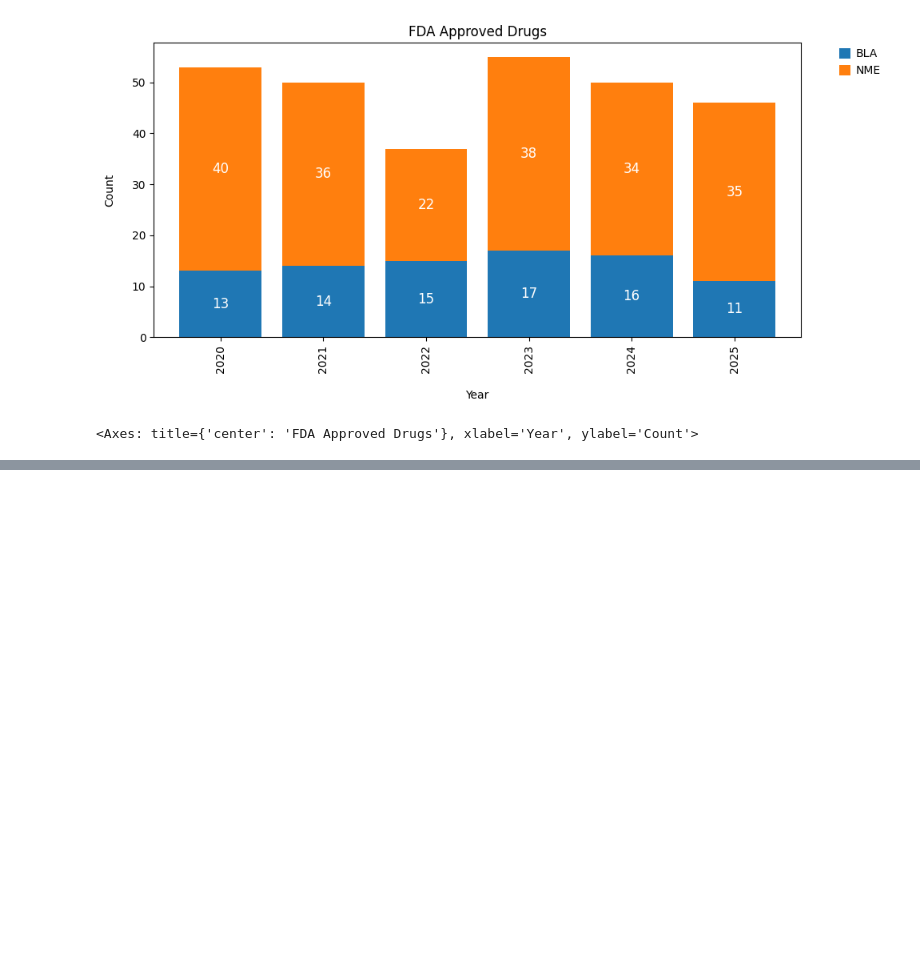
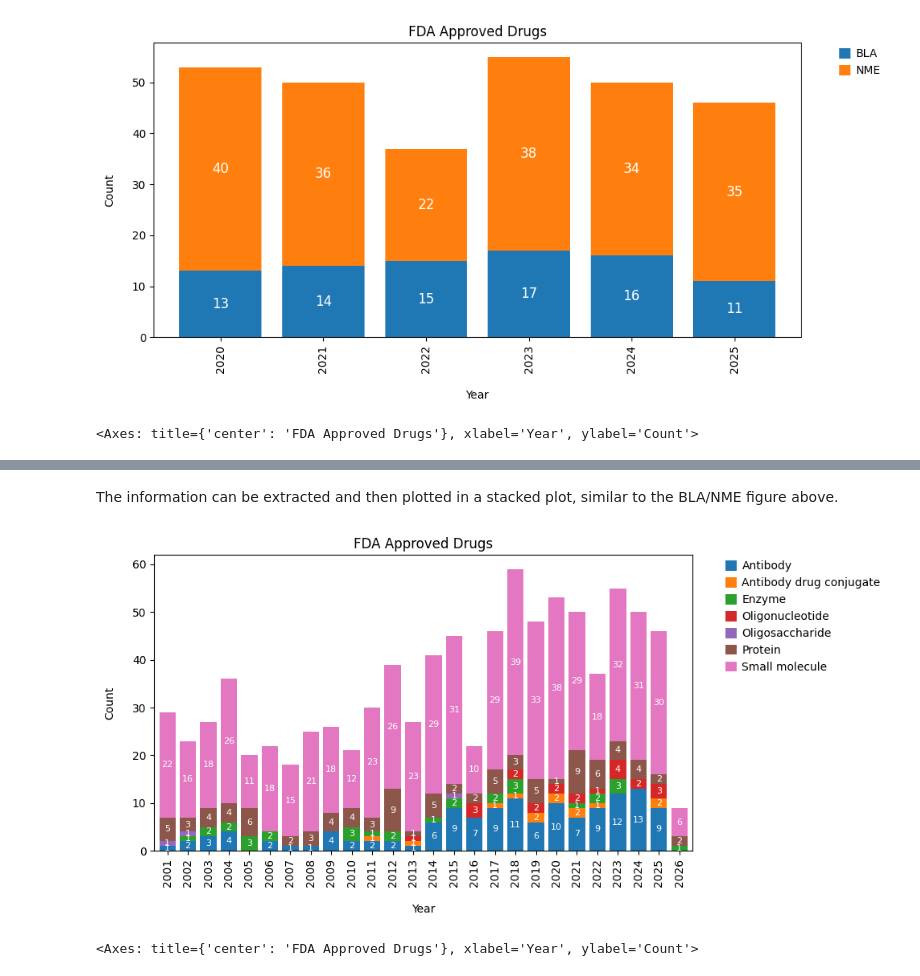
Before and after one commit to tlint101/drug_nme, a Jupyter notebook: Tutorials/01_FDAScraper.ipynb, the cells around one changed output, grey strips where cells are left out. Cells and saved outputs as stored; diff of their text form; code cells hidden in the pictures; blank space fills up the shorter version.

```diff
--- a/Tutorials/01_FDAScraper.ipynb
+++ b/Tutorials/01_FDAScraper.ipynb
@@ -66,0 +66,3 @@ plot.stacked(years=(2020,2025), fontsize=12, legend_loc='out right upper')
+# %%
+df = extract.add_types(df)
+df.head()
@@ -66,0 +90,3 @@ plot.stacked(years=(2020,2025), fontsize=12, legend_loc='out right upper')
+# %%
+plot = FDAPlot(df)
+plot.show(5)
@@ -66,0 +101,8 @@ plot.stacked(years=(2020,2025), fontsize=12, legend_loc='out right upper')
+# %% [markdown]
+The information can be extracted and then plotted in a stacked plot, similar to the BLA/NME figure above.
+# %%
+cols = sorted(df.Type.unique())
+plot.stacked(cols=cols, years=(2001, 2026), legend_loc='out right upper')
+# %% [output]
+[figure, added]
+<Axes: title={'center': 'FDA Approved Drugs'}, xlabel='Year', ylabel='Count'>
```
Also changed, not shown: parts of 23 cells of this notebook.
